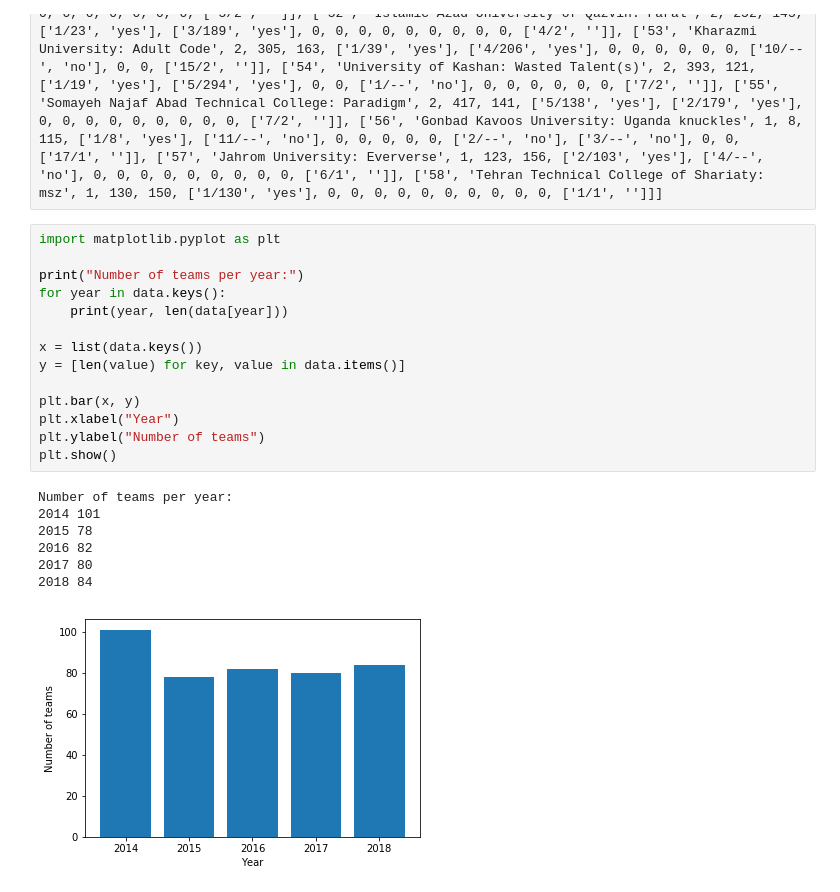
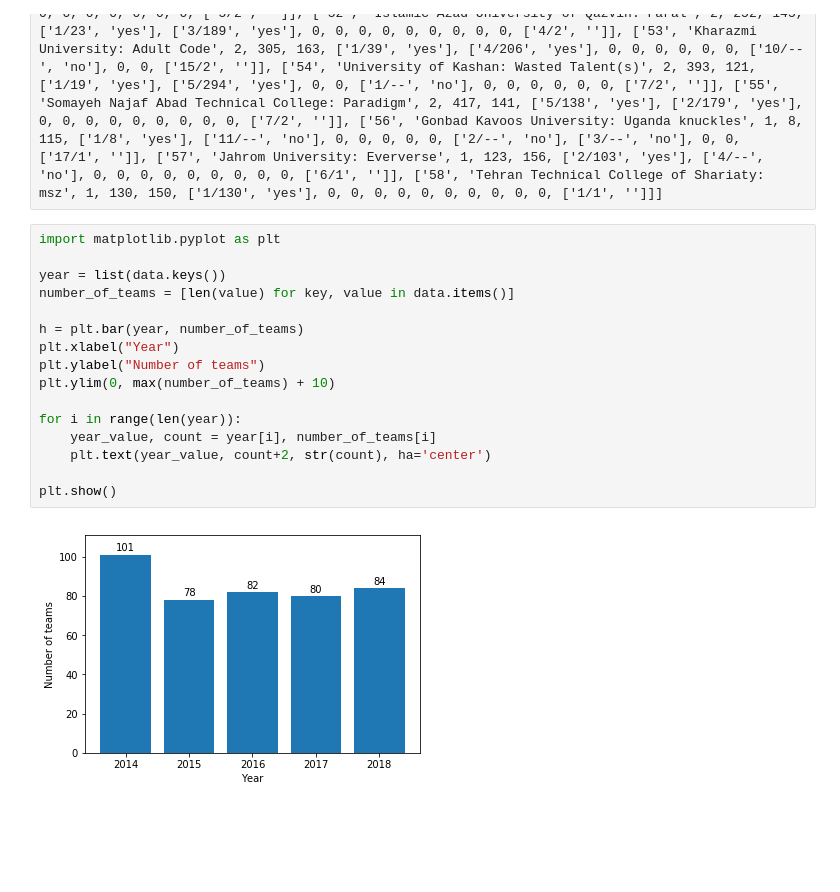
Before and after one commit to mehdikazemi8/icpc-contests, a Jupyter notebook: icpc-contests.ipynb, the cells around one changed output. Cells and saved outputs as stored; diff of their text form; blank space fills up the shorter version.

Commit message:
complete bar plot for number of teams in each year

```diff
--- a/icpc-contests.ipynb
+++ b/icpc-contests.ipynb
@@ -8,22 +8,18 @@ data[2018] = [['1', 'Sharif University of Technology: Kolompeh', 10, 1399, 120,
 # %%
 import matplotlib.pyplot as plt
 
-print("Number of teams per year:")
-for year in data.keys():
-    print(year, len(data[year]))
+year = list(data.keys())
+number_of_teams = [len(value) for key, value in data.items()]
 
-x = list(data.keys())
-y = [len(value) for key, value in data.items()]
-
-plt.bar(x, y)
+h = plt.bar(year, number_of_teams)
 plt.xlabel("Year")
 plt.ylabel("Number of teams")
+plt.ylim(0, max(number_of_teams) + 10)
+
+for i in range(len(year)):
+    year_value, count = year[i], number_of_teams[i]
+    plt.text(year_value, count+2, str(count), ha='center')
+
 plt.show()
 # %% [output]
-Number of teams per year:
-2014 101
-2015 78
-2016 82
-2017 80
-2018 84
-[figure, old version]
+[figure, new version]
```
